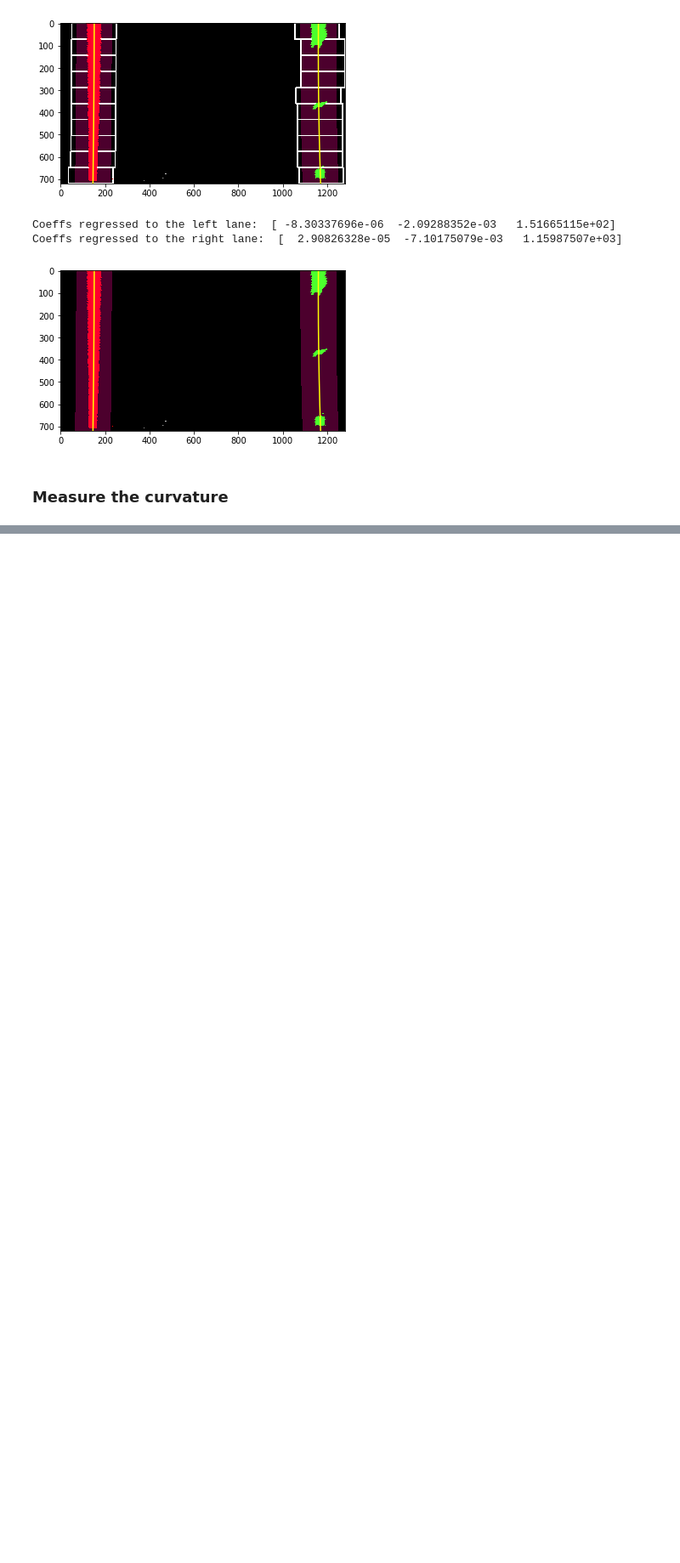
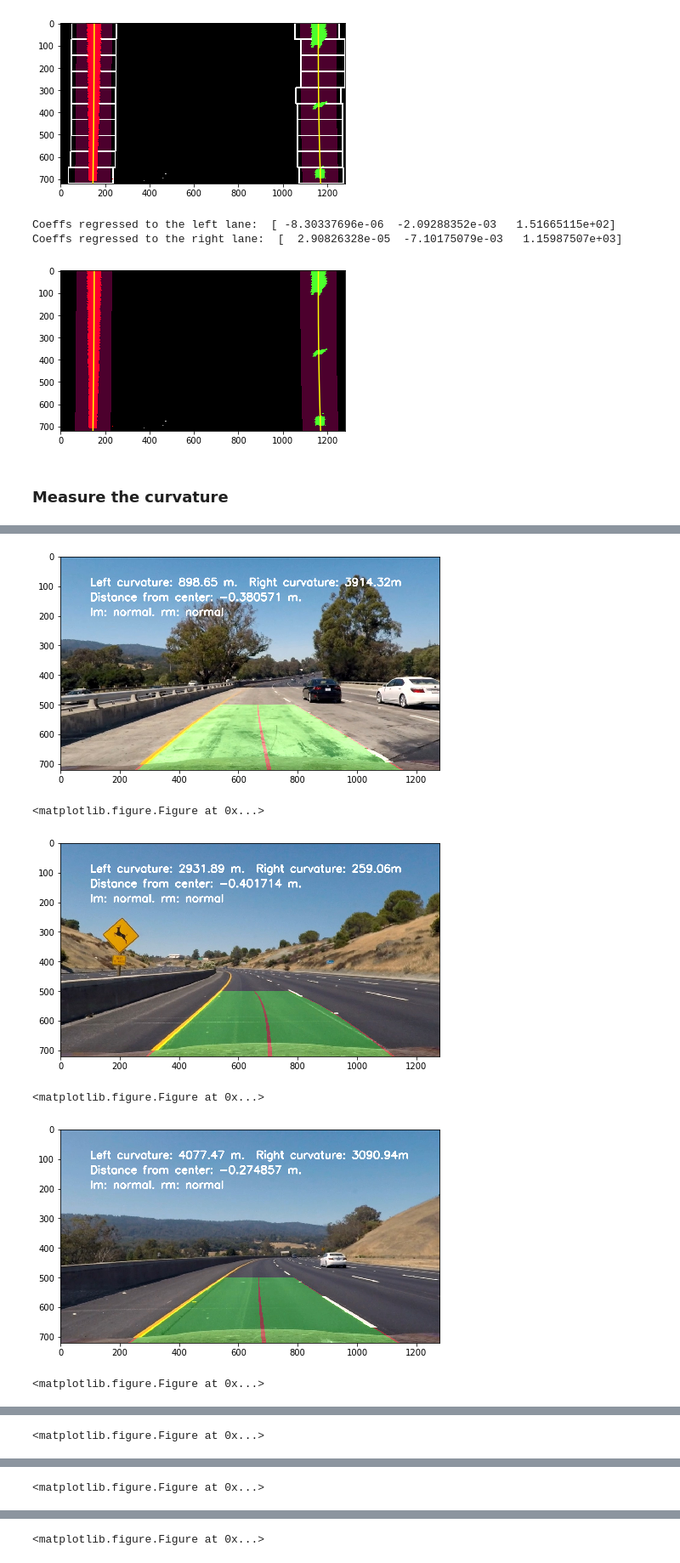
Before and after one commit to chgswin/CarND-Advanced-Lane-Lines, a Jupyter notebook: Advanced-Lane-Lines-Detection.ipynb, the cells around one changed output, grey strips where cells are left out. Shown at 85% size. Drawn from its saved outputs; the diff is of its cells as text; code cells hidden in the pictures; blank space fills up the shorter version.

```diff
--- a/Advanced-Lane-Lines-Detection.ipynb
+++ b/Advanced-Lane-Lines-Detection.ipynb
@@ -827,0 +1054,18 @@ plt.imshow(pipeline(road_img))
+# %%
+for image_name in glob.glob("test_images/test*.jpg"):
+    left_line = Line()
+    right_line = Line()
+    road_img = mpimg.imread(image_name)
+    result = pipeline(road_img)
+    figure, axis = plt.subplots(figsize=(8,8))
+
+    plt.imshow(pipeline(road_img))
+    plt.savefig("output_images/" + image_name, bbox_inches='tight', pad_inches=0)
+    plt.figure()
+# %% [output]
+[figure, added]
+<matplotlib.figure.Figure at 0x...>
+[figure, added]
+<matplotlib.figure.Figure at 0x...>
+[figure, added]
+<matplotlib.figure.Figure at 0x...>
@@ -827,0 +1073 @@ plt.imshow(pipeline(road_img))
+<matplotlib.figure.Figure at 0x...>
@@ -827,0 +1075 @@ plt.imshow(pipeline(road_img))
+<matplotlib.figure.Figure at 0x...>
@@ -827,0 +1077 @@ plt.imshow(pipeline(road_img))
+<matplotlib.figure.Figure at 0x...>
```
Also changed, not shown: parts of 35 cells of this notebook, 5 other files.
